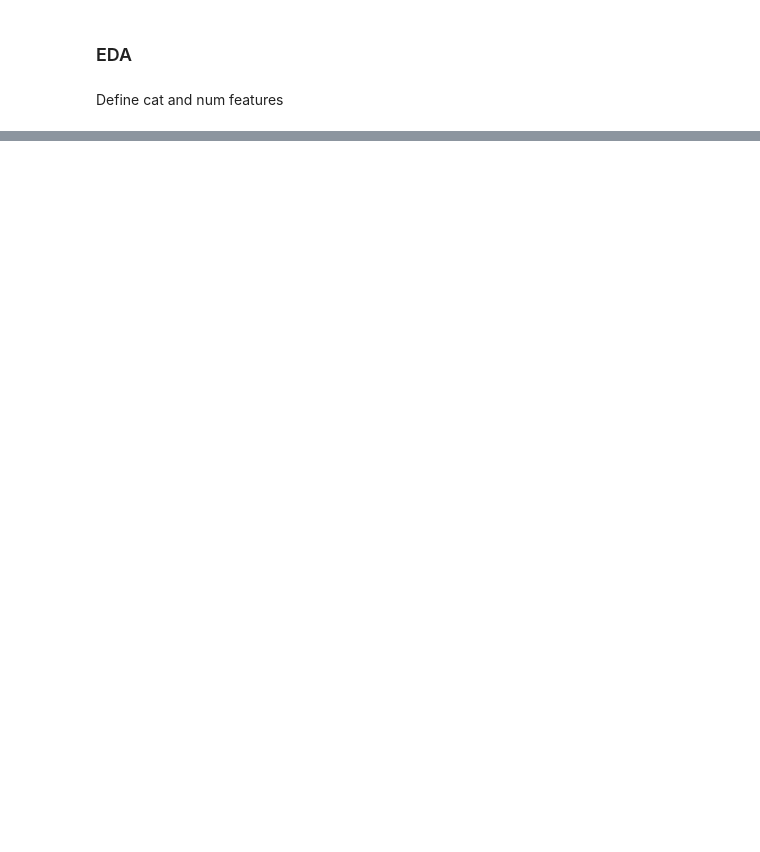
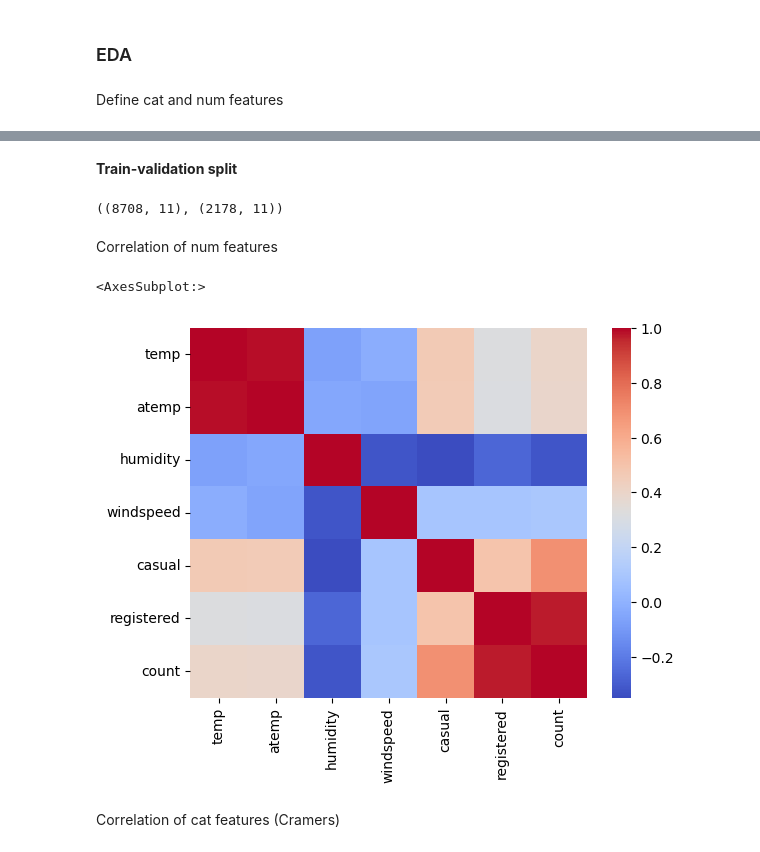
Before and after one commit to ElizavetaBugaeva/bootcamp_projects, a Jupyter notebook: week_03/Project Week 3.ipynb, the cells around one changed output, grey strips where cells are left out. Cells and saved outputs as stored; diff of their text form; code cells hidden in the pictures; blank space fills up the shorter version.

```diff
--- a/week_03/Project Week 3.ipynb
+++ b/week_03/Project Week 3.ipynb
@@ -209,3 +111,0 @@ Name: datetime, Length: 10886, dtype: int64
-# %%
-train['weekday']=ts.dt.day_name()
-train
@@ -228,2 +111,0 @@ Plot small sections of the data (1 day, 1 week etc.)
-# %%
-train.set_index('datetime')
@@ -245,2 +111,0 @@ train.set_index('datetime')
-# %%
-train['ts'] = pd.to_datetime(train['datetime'])
@@ -263,2 +111,0 @@ train
-# %%
-train.set_index('datetime')
@@ -297,0 +115,2 @@ sample_week
+# %% [markdown]
+**Train-validation split**
@@ -297,0 +120,15 @@ sample_week
+# %%
+
+X_train,X_val,y_train,y_val = train_test_split(X,y,test_size=0.2,random_state=101)
+X_train.shape, X_val.shape
+# %% [output]
+((8708, 11), (2178, 11))
+# %% [markdown]
+Correlation of num features
+# %%
+sns.heatmap(data = train[num_features].corr(),cmap='coolwarm')
+# %% [output]
+<AxesSubplot:>
+[figure, added]
+# %% [markdown]
+Correlation of cat features (Cramers)
```
Also changed, not shown: parts of 66 cells of this notebook.
